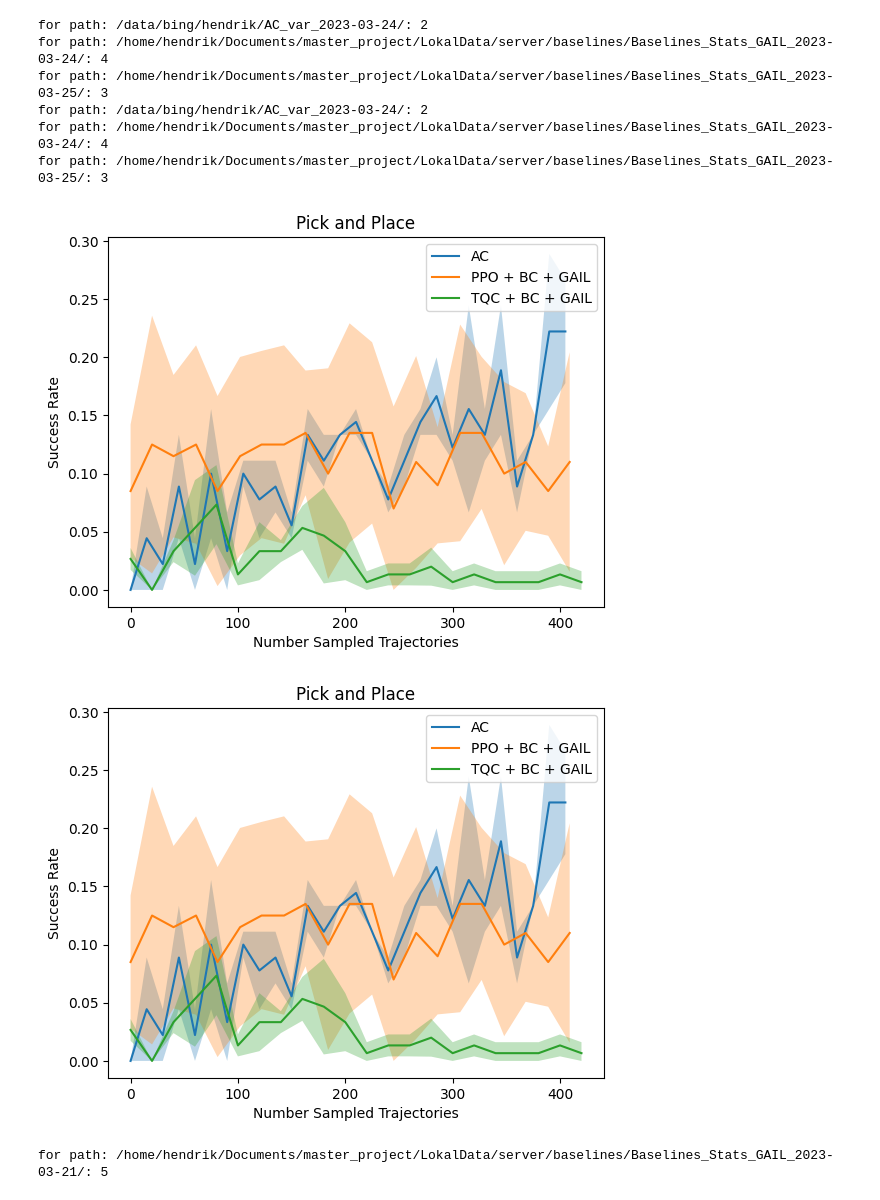
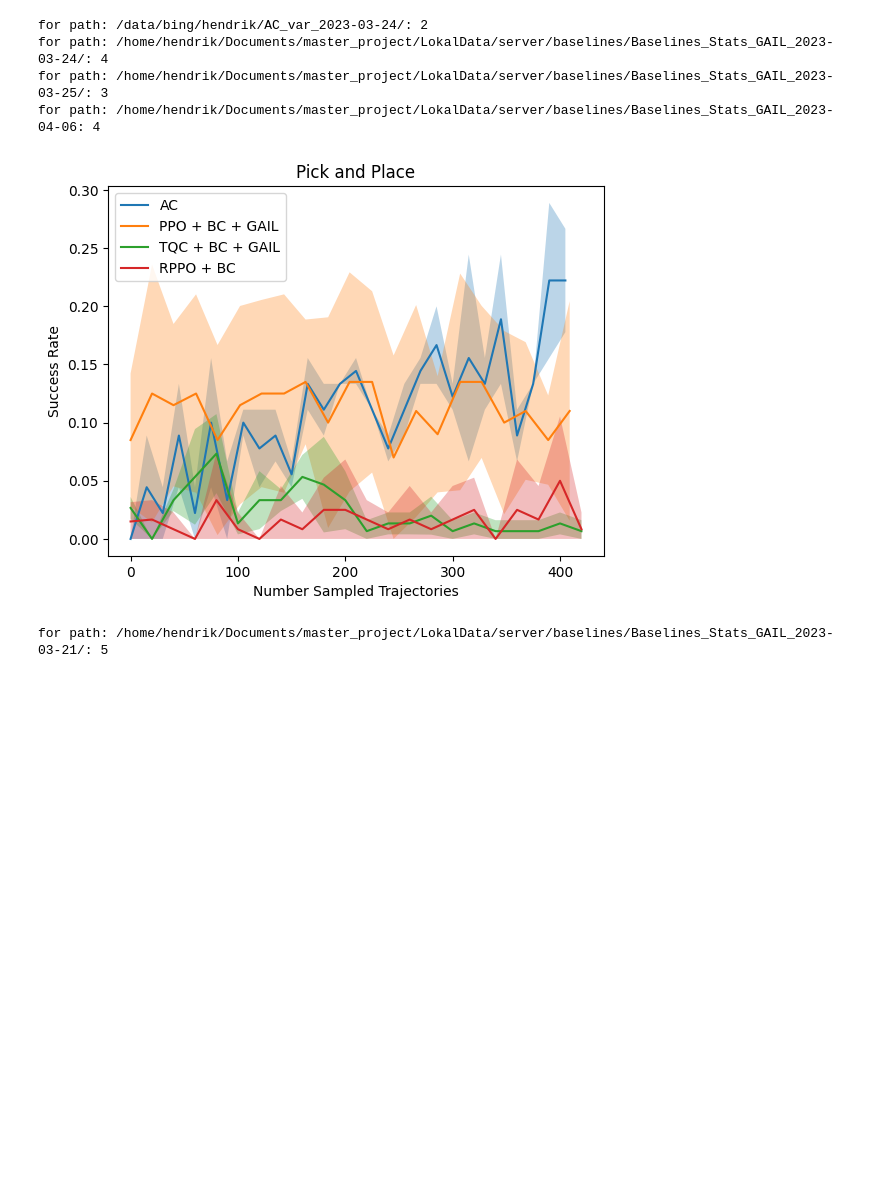
Before and after one commit to ReliableTree/ActiveCritic, a Jupyter notebook: src/active_critic/analyze_stats/400_eps/4/PickPlace.ipynb, the cells around one changed output. Saved outputs shown, nothing was run; the diff lists cells and outputs as text; code cells hidden in the pictures; blank space fills up the shorter version.

```diff
--- a/src/active_critic/analyze_stats/400_eps/4/PickPlace.ipynb
+++ b/src/active_critic/analyze_stats/400_eps/4/PickPlace.ipynb
@@ -1,52 +1,40 @@
 # %%
 from active_critic.analyze_stats.analyze_stats import make_plot
 
 AC_path = '/data/bing/hendrik/AC_var_2023-03-24/'
 AC_include = ['pickplace linear critic tiny planner trainin eps: 405 opt mode: actor+plan demonstrations: 4, im_ph:False, training_episodes: 15, min critic: 5e-05, wd: 0.1, val_every: 8000', 'statsoptimized']
 AC_exclude = []
 
 TQC_path = '/home/hendrik/Documents/master_project/LokalData/server/baselines/Baselines_Stats_GAIL_2023-03-25/'
 include_TQC = ['TQC_GAIL_pickplace_lr_1e-07_demonstrations_4', 'learner']
 exclude_TQC = []
 
 PPO_path = '/home/hendrik/Documents/master_project/LokalData/server/baselines/Baselines_Stats_GAIL_2023-03-24/'
 include_PPO = ['PPO_GAIL_pickplace_lr_1e-05_demonstrations_4', 'learner']
 exclude_PPO = []
 
-save_path = '/home/hendrik/Documents/master_project/LokalData/server/Stats for MA/4_400/'
+RPPO_path = '/home/hendrik/Documents/master_project/LokalData/server/baselines/Baselines_Stats_GAIL_2023-04-06'
+include_RPPO = ['learner', 'RPPO_pickplace_lr_1e-06_demonstrations_15']
+exclude_RPPO = []
 
-
+save_path = '/home/hendrik/Documents/Master Thesis/TUM_Thesis_Template_CSE/images/4_400/'
 make_plot(
-    paths=[AC_path, PPO_path, TQC_path],
-    includes=[AC_include, include_PPO, include_TQC],
-    excludes=[AC_exclude, exclude_PPO, exclude_TQC],
+    paths=[AC_path, PPO_path, TQC_path, RPPO_path],
+    includes=[AC_include, include_PPO, include_TQC, include_RPPO],
+    excludes=[AC_exclude, exclude_PPO, exclude_TQC, exclude_RPPO],
     names=['AC', 'PPO + BC + GAIL', 'TQC + BC + GAIL', 'RPPO + BC'],
     plot_name='Pick and Place',
     save_path = save_path,
     plot_closest=False,
-    mean=False
+    mean=False,
+    total_plot_points=60
     )
-
-save_path = '/home/hendrik/Documents/Master Thesis/TUM_Thesis_Template_CSE/images/4_400/'
-make_plot(
-    paths=[AC_path, PPO_path, TQC_path],
-    includes=[AC_include, include_PPO, include_TQC],
-    excludes=[AC_exclude, exclude_PPO, exclude_TQC],
-    names=['AC', 'PPO + BC + GAIL', 'TQC + BC + GAIL', 'RPPO + BC'],
-    plot_name='Pick and Place',
-    save_path = save_path,
-    plot_closest=False,
-    mean=False
-    )
 # %% [output]
 for path: /data/bing/hendrik/AC_var_2023-03-24/: 2
 for path: /home/hendrik/Documents/master_project/LokalData/server/baselines/Baselines_Stats_GAIL_2023-03-24/: 4
 for path: /home/hendrik/Documents/master_project/LokalData/server/baselines/Baselines_Stats_GAIL_2023-03-25/: 3
-for path: /data/bing/hendrik/AC_var_2023-03-24/: 2
-for path: /home/hendrik/Documents/master_project/LokalData/server/baselines/Baselines_Stats_GAIL_2023-03-24/: 4
-for path: /home/hendrik/Documents/master_project/LokalData/server/baselines/Baselines_Stats_GAIL_2023-03-25/: 3
+for path: /home/hendrik/Documents/master_project/LokalData/server/baselines/Baselines_Stats_GAIL_2023-04-06: 4
-[figure, old version]
+[figure, new version]
-[figure, removed]
 # %%
 from active_critic.analyze_stats.analyze_stats import make_plot
 
```
Also changed, not shown: 2 other files.
